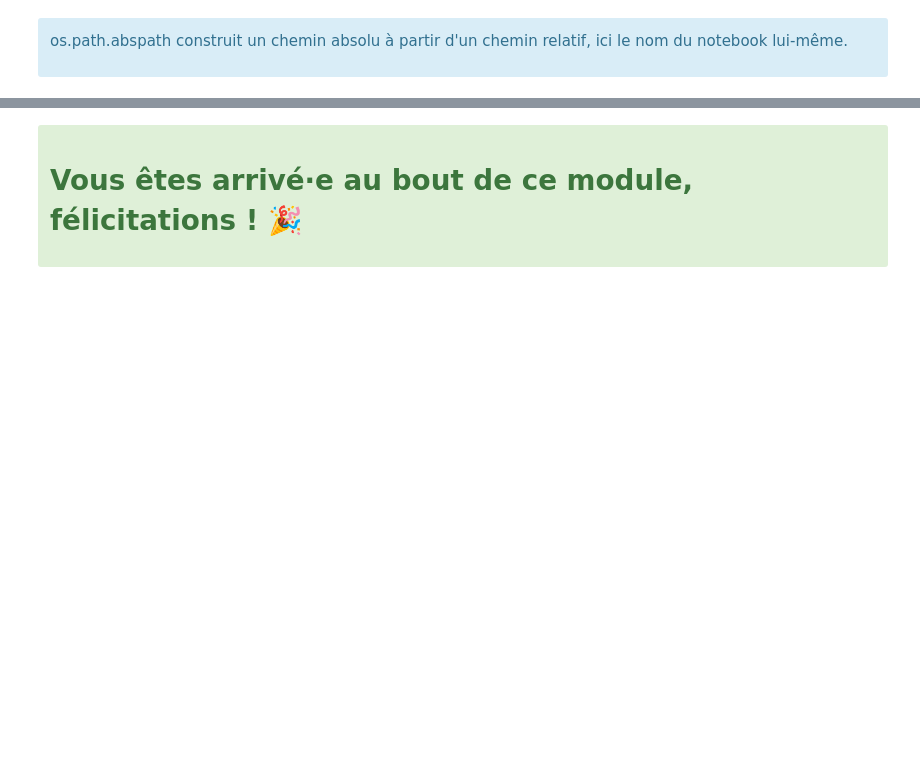
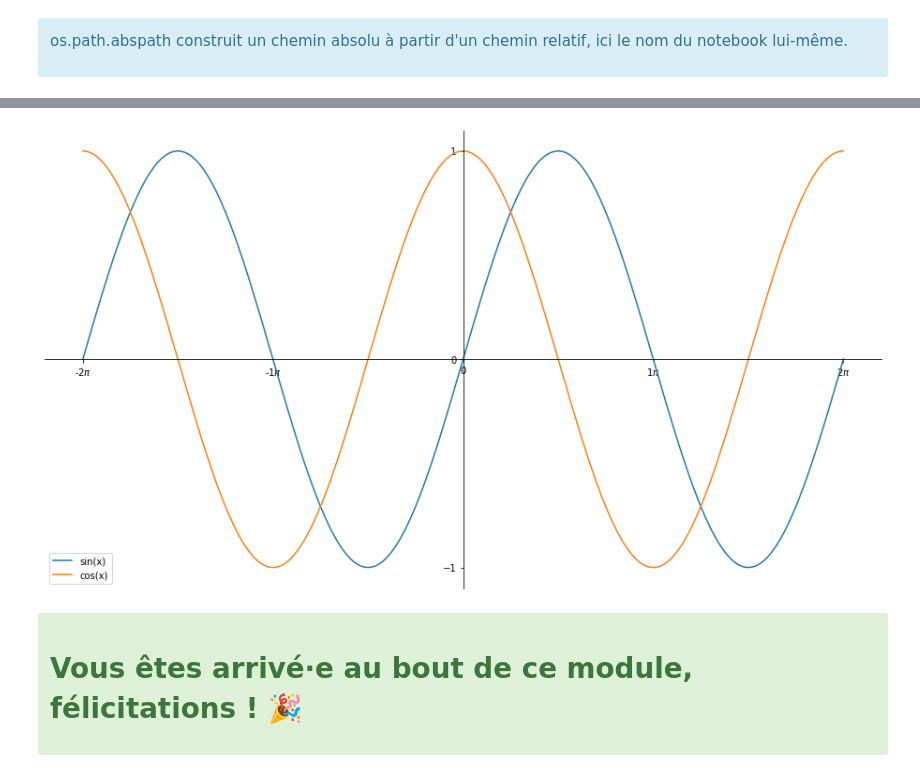
Before and after one commit to philippe-lemaire/insa-notebooks, a Jupyter notebook: formations/Python_102_niveau_intermediaire.ipynb, the cells around one changed output, grey strips where cells are left out. Cells and saved outputs as stored; diff of their text form; code cells hidden in the pictures; blank space fills up the shorter version.

```diff
--- a/formations/Python_102_niveau_intermediaire.ipynb
+++ b/formations/Python_102_niveau_intermediaire.ipynb
@@ -478,3 +485,43 @@ os.path.abspath(nb_name) # chemin absolu du notebook sur votre disque
+# %%
+import numpy as np
+import matplotlib.pyplot as plt
+from matplotlib.ticker import FuncFormatter, MultipleLocator
+
+plt.figure(figsize=(16,9))
+
+x = np.linspace(-2*np.pi, 2*np.pi, 1000) # on créen un tableau d'échantillons pour x entre 2 bornes
+
+plt.plot(x, np.sin(x), label='sin(x)') # on trace x et une fonction appliquée à x
+
+plt.plot(x, np.cos(x), label='cos(x)') # la valeur de label sera utilisée dans la légende
+
+ax = plt.gca() # récupération de l'axe courant pour accéder ensuite à ses méthodes
+
+# pour faire apparaître les axes cartésiens
+ax.spines['top'].set_color('none')
+ax.spines['bottom'].set_position('zero')
+ax.spines['left'].set_position('zero')
+ax.spines['right'].set_color('none')
+
+# garder les axes à la même échelle
+#plt.axis('equal')
+
+plt.ylim(-1.1,1.1)
+
+## réduction du nombre de ticks
+plt.locator_params(axis='x', nbins=3)
+plt.locator_params(axis='y', nbins=3)
+
+# mettre les ticks des abscisses en multiples de π
+ax.xaxis.set_major_formatter(FuncFormatter(
+   lambda val,pos: '{:.0g}$\pi$'.format(val/np.pi) if val !=0 else '0'
+))
+ax.xaxis.set_major_locator(MultipleLocator(base=np.pi))
+
+plt.legend()
+plt.show()
+# %% [output]
+[figure, added]
 # %% [markdown]
 <div class='alert alert-success'><h1>
 Vous êtes arrivé·e au bout de ce module, félicitations ! 🎉</h1>
```
Also changed, not shown: parts of 11 cells of this notebook, 2 other files.
